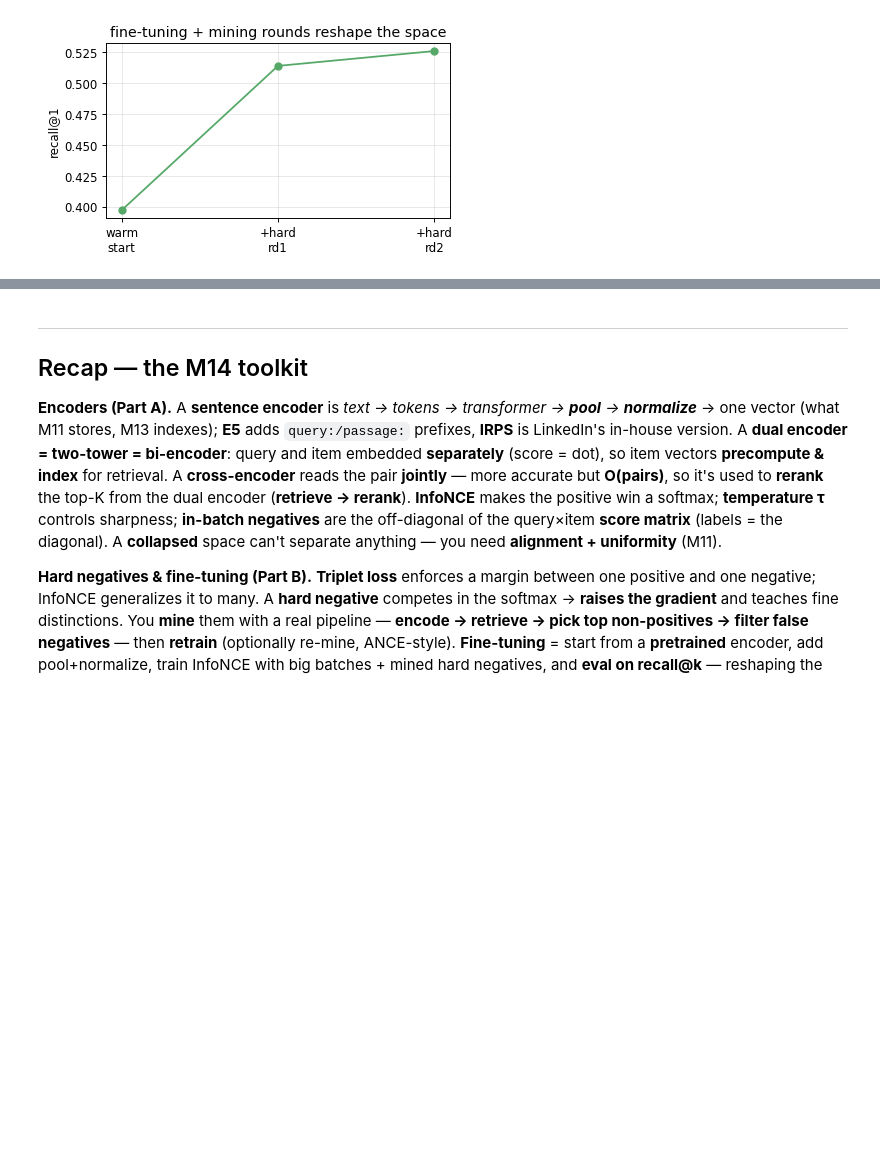
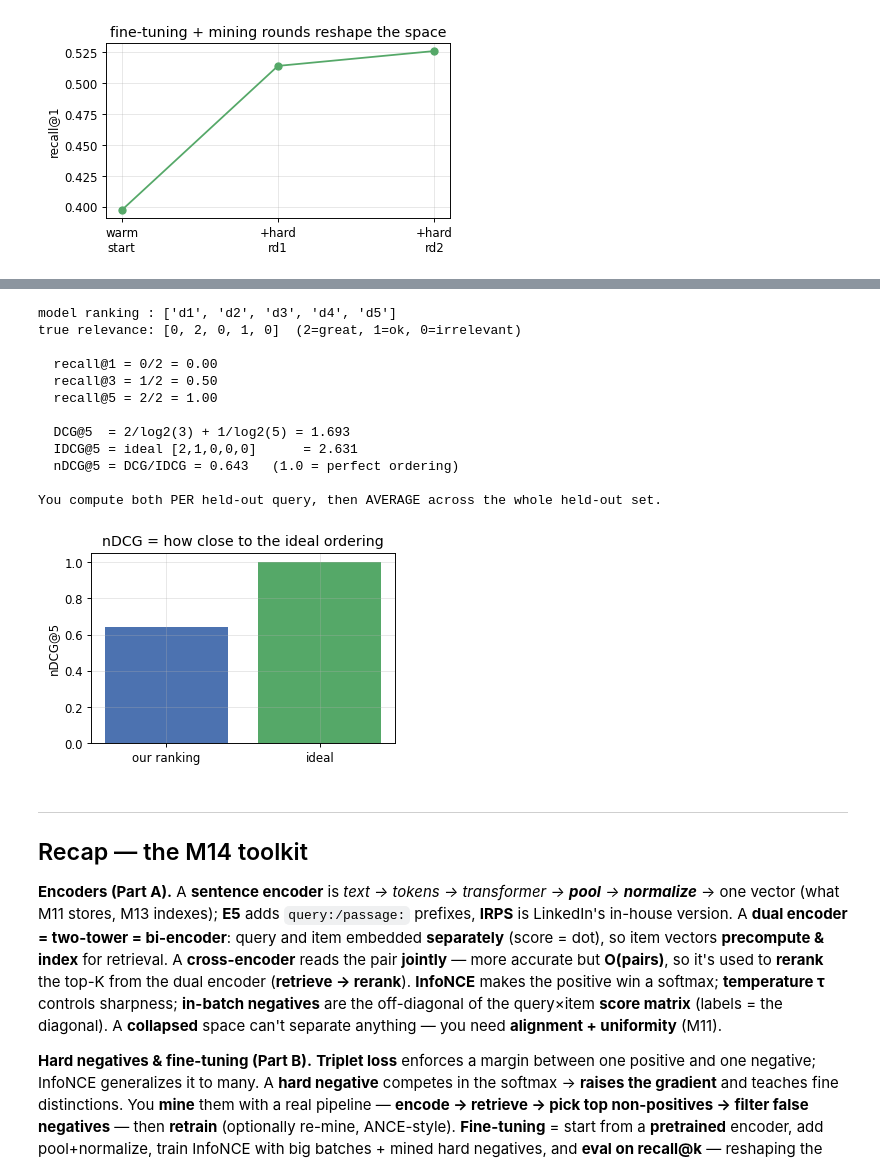
Before and after one commit to niamleeson/ml-math, a Jupyter notebook: afp/notebooks/M14-encoders-contrastive.ipynb, the cells around one changed output, grey strips where cells are left out. Cells and saved outputs as stored; diff of their text form; code cells hidden in the pictures; blank space fills up the shorter version.

```diff
--- a/afp/notebooks/M14-encoders-contrastive.ipynb
+++ b/afp/notebooks/M14-encoders-contrastive.ipynb
@@ -705,3 +865,44 @@ fine-tuning progress (held-out recall@1):
+# %%
+# one held-out query: the model's ranking + the TRUE relevance of each returned item
+ranked = ["d1", "d2", "d3", "d4", "d5"]
+rel    = {"d1": 0, "d2": 2, "d3": 0, "d4": 1, "d5": 0}     # ground-truth labels (held-out)
+rels   = [rel[x] for x in ranked]
+print("model ranking :", ranked)
+print("true relevance:", rels, " (2=great, 1=ok, 0=irrelevant)\n")
+
+# recall@k : relevant = rel>0 ; here d2,d4 are relevant -> 2 total
+total_rel = sum(1 for v in rel.values() if v > 0)
+for k in [1, 3, 5]:
+    found = sum(1 for x in ranked[:k] if rel[x] > 0)
+    print(f"  recall@{k} = {found}/{total_rel} = {found/total_rel:.2f}")
+
+# nDCG@k : DCG = sum rel/log2(rank+1) ; IDCG = DCG of the ideal order ; nDCG = DCG/IDCG
+def dcg(vals, k): return sum(r/np.log2(i+2) for i, r in enumerate(vals[:k]))
+k = 5
+DCG  = dcg(rels, k)
+IDCG = dcg(sorted(rel.values(), reverse=True), k)          # ideal order [2,1,0,0,0]
+print(f"\n  DCG@{k}  = 2/log2(3) + 1/log2(5) = {DCG:.3f}")
+print(f"  IDCG@{k} = ideal [2,1,0,0,0]      = {IDCG:.3f}")
+print(f"  nDCG@{k} = DCG/IDCG = {DCG/IDCG:.3f}   (1.0 = perfect ordering)")
+print("\nYou compute both PER held-out query, then AVERAGE across the whole held-out set.")
+
+# bar chart: our ranking's nDCG vs the ideal
+plt.figure(figsize=(4.4,3)); plt.bar(["our ranking","ideal"], [DCG/IDCG, 1.0], color=[BLUE, GREEN])
+plt.ylim(0,1.05); plt.ylabel(f"nDCG@{k}"); plt.title("nDCG = how close to the ideal ordering"); plt.show()
+# %% [output]
+model ranking : ['d1', 'd2', 'd3', 'd4', 'd5']
+true relevance: [0, 2, 0, 1, 0]  (2=great, 1=ok, 0=irrelevant)
+
+  recall@1 = 0/2 = 0.00
+  recall@3 = 1/2 = 0.50
+  recall@5 = 2/2 = 1.00
+
+  DCG@5  = 2/log2(3) + 1/log2(5) = 1.693
+  IDCG@5 = ideal [2,1,0,0,0]      = 2.631
+  nDCG@5 = DCG/IDCG = 0.643   (1.0 = perfect ordering)
+
+You compute both PER held-out query, then AVERAGE across the whole held-out set.
+[figure, added]
 # %% [markdown]
 ---
 ## Recap — the M14 toolkit
```
Also changed, not shown: parts of 9 cells of this notebook, 1 other file.
